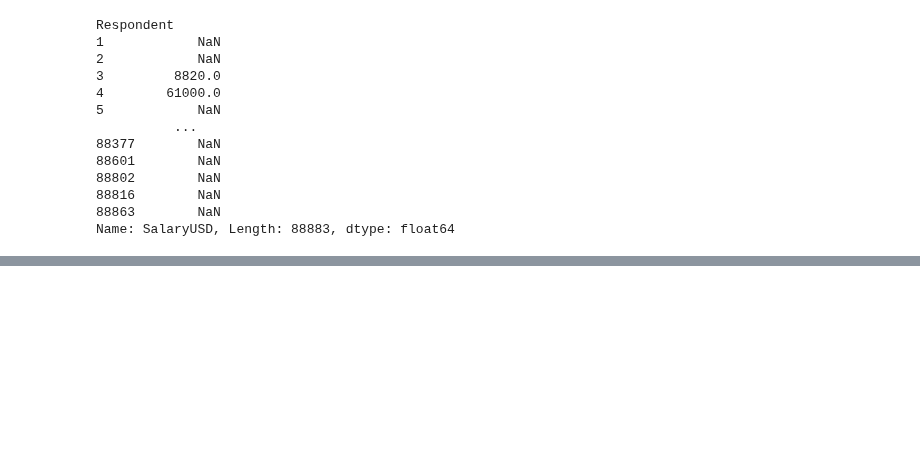
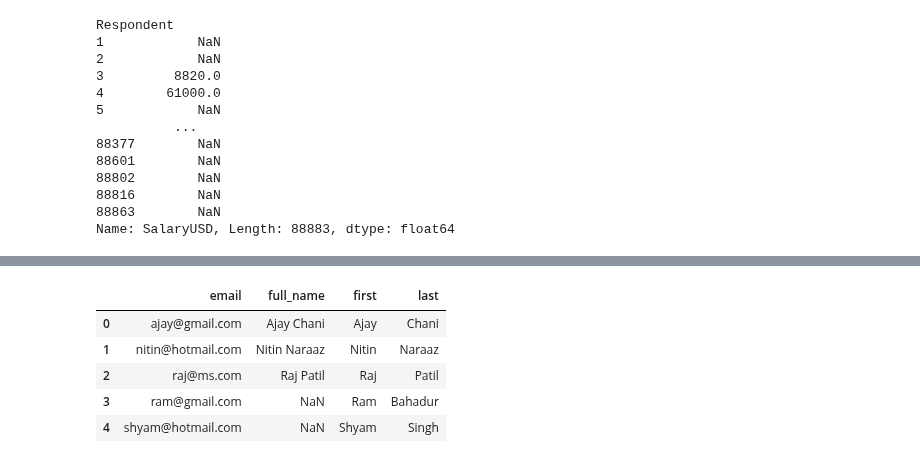
Before and after one commit to achani/data_analysis, a Jupyter notebook: src/pandas_demo.ipynb, the cells around one changed output, grey strips where cells are left out. Saved outputs shown, nothing was run; the diff lists cells and outputs as text; code cells hidden in the pictures; blank space fills up the shorter version.

```diff
--- a/src/pandas_demo.ipynb
+++ b/src/pandas_demo.ipynb
@@ -579,0 +704,11 @@ df['Hobbyist'] = df['Hobbyist'].map({'Yes':True, 'No': False})
+# %%
+
+filt = df3_temp['last'] == "Gupta"
+df3_temp.drop(index = df3_temp[filt].index)
+# %% [output]
+|  | email | full_name | first | last |
+| 0 | ajay@gmail.com | Ajay Chani | Ajay | Chani |
+| 1 | nitin@hotmail.com | Nitin Naraaz | Nitin | Naraaz |
+| 2 | raj@ms.com | Raj Patil | Raj | Patil |
+| 3 | ram@gmail.com | NaN | Ram | Bahadur |
+| 4 | shyam@hotmail.com | NaN | Shyam | Singh |
```
Also changed, not shown: parts of 19 cells of this notebook.
